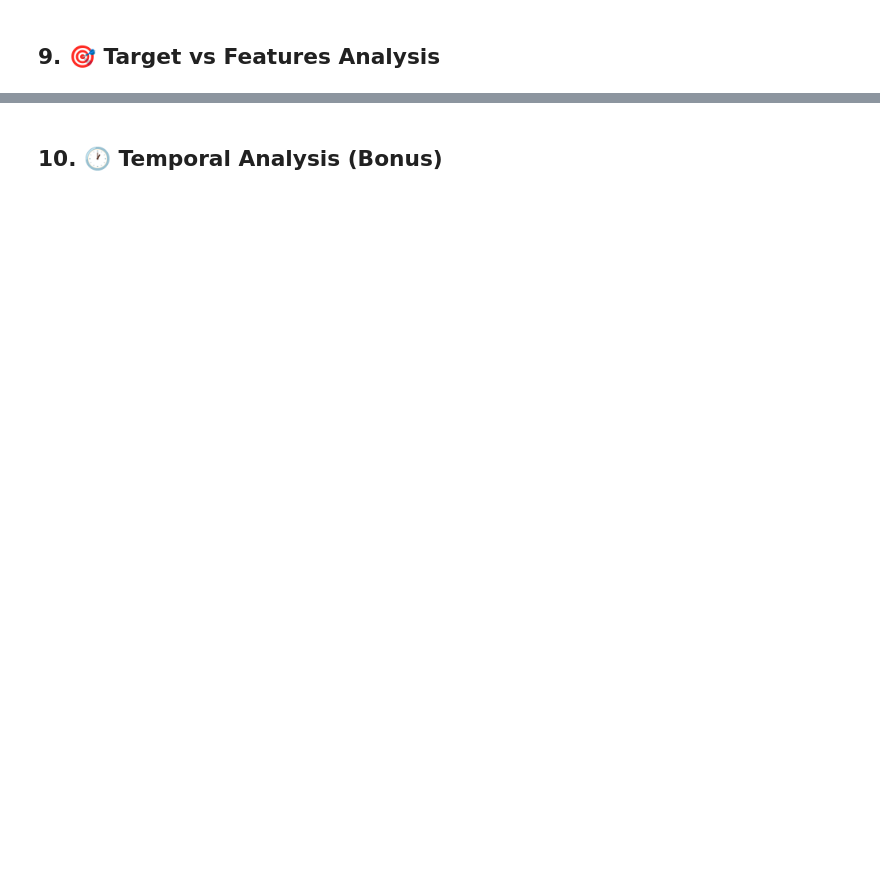
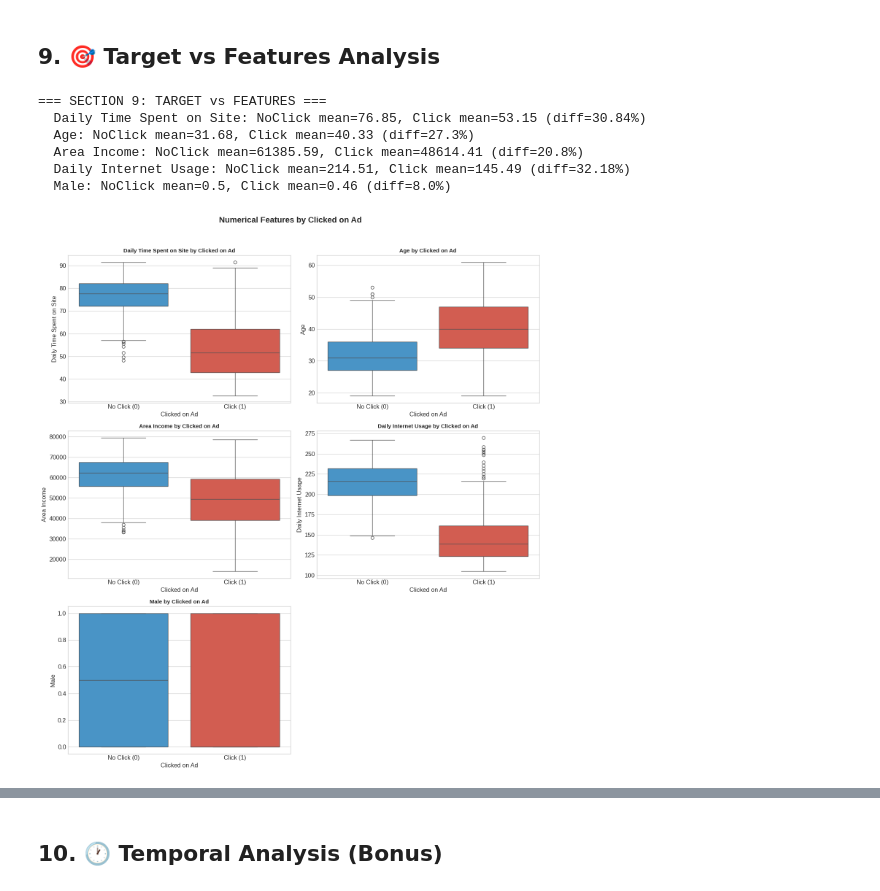
Before and after one commit to hoang-nguyenthe/Programming-for-AI-DataScience, a Jupyter notebook: eda_tabular.ipynb, the cells around one changed output, grey strips where cells are left out. Drawn from its saved outputs; the diff is of its cells as text; code cells hidden in the pictures; blank space fills up the shorter version.

```diff
--- a/eda_tabular.ipynb
+++ b/eda_tabular.ipynb
@@ -439,36 +552,50 @@ outlier_df
 log('\n=== SECTION 9: TARGET vs FEATURES ===')
 
 # --- Numerical: Boxplot by target ---
-fig, axes = plt.subplots(2, 2, figsize=(14, 10))
-axes = axes.flatten()
+n_features = len(numerical_cols)
+n_cols = 2
+n_rows = int(np.ceil(n_features / n_cols))
+fig, axes = plt.subplots(n_rows, n_cols, figsize=(14, 5 * n_rows))
+axes = np.atleast_1d(axes).flatten()
 
 target_vs_numerical = []
 for i, col in enumerate(numerical_cols):
     sns.boxplot(x=target_col, y=col, data=df, ax=axes[i], palette=['#3498db', '#e74c3c'])
     axes[i].set_title(f'{col} by {target_col}', fontsize=11, fontweight='bold')
     axes[i].set_xticklabels(['No Click (0)', 'Click (1)'])
 
     # Stats per group
     group_stats = df.groupby(target_col)[col].agg(['mean', 'median', 'std']).round(2)
     stats_dict = {
         'feature': col,
         'no_click_mean': float(group_stats.loc[0, 'mean']),
         'no_click_median': float(group_stats.loc[0, 'median']),
         'click_mean': float(group_stats.loc[1, 'mean']),
         'click_median': float(group_stats.loc[1, 'median']),
         'mean_diff_pct': round(abs(group_stats.loc[0, 'mean'] - group_stats.loc[1, 'mean']) / group_stats.loc[0, 'mean'] * 100, 2)
     }
     target_vs_numerical.append(stats_dict)
     log(f"  {col}: NoClick mean={stats_dict['no_click_mean']}, Click mean={stats_dict['click_mean']} "
         f"(diff={stats_dict['mean_diff_pct']}%)")
 
+for j in range(n_features, len(axes)):
+    axes[j].axis('off')
+
 plt.suptitle(f'Numerical Features by {target_col}', fontsize=16, fontweight='bold', y=1.02)
 plt.tight_layout()
 plt.savefig('tabular_06_target_vs_numerical.png', dpi=150, bbox_inches='tight')
 plt.show()
 
 json_data['target_vs_numerical'] = target_vs_numerical
 save_json()
+# %% [output]
+=== SECTION 9: TARGET vs FEATURES ===
+  Daily Time Spent on Site: NoClick mean=76.85, Click mean=53.15 (diff=30.84%)
+  Age: NoClick mean=31.68, Click mean=40.33 (diff=27.3%)
+  Area Income: NoClick mean=61385.59, Click mean=48614.41 (diff=20.8%)
+  Daily Internet Usage: NoClick mean=214.51, Click mean=145.49 (diff=32.18%)
+  Male: NoClick mean=0.5, Click mean=0.46 (diff=8.0%)
+[figure, added]
 # %%
 # --- Categorical: Cross-tabulation ---
 log('\n  Categorical cross-tabulation with target:')
```
Also changed, not shown: parts of 15 cells of this notebook, 30 other files.
